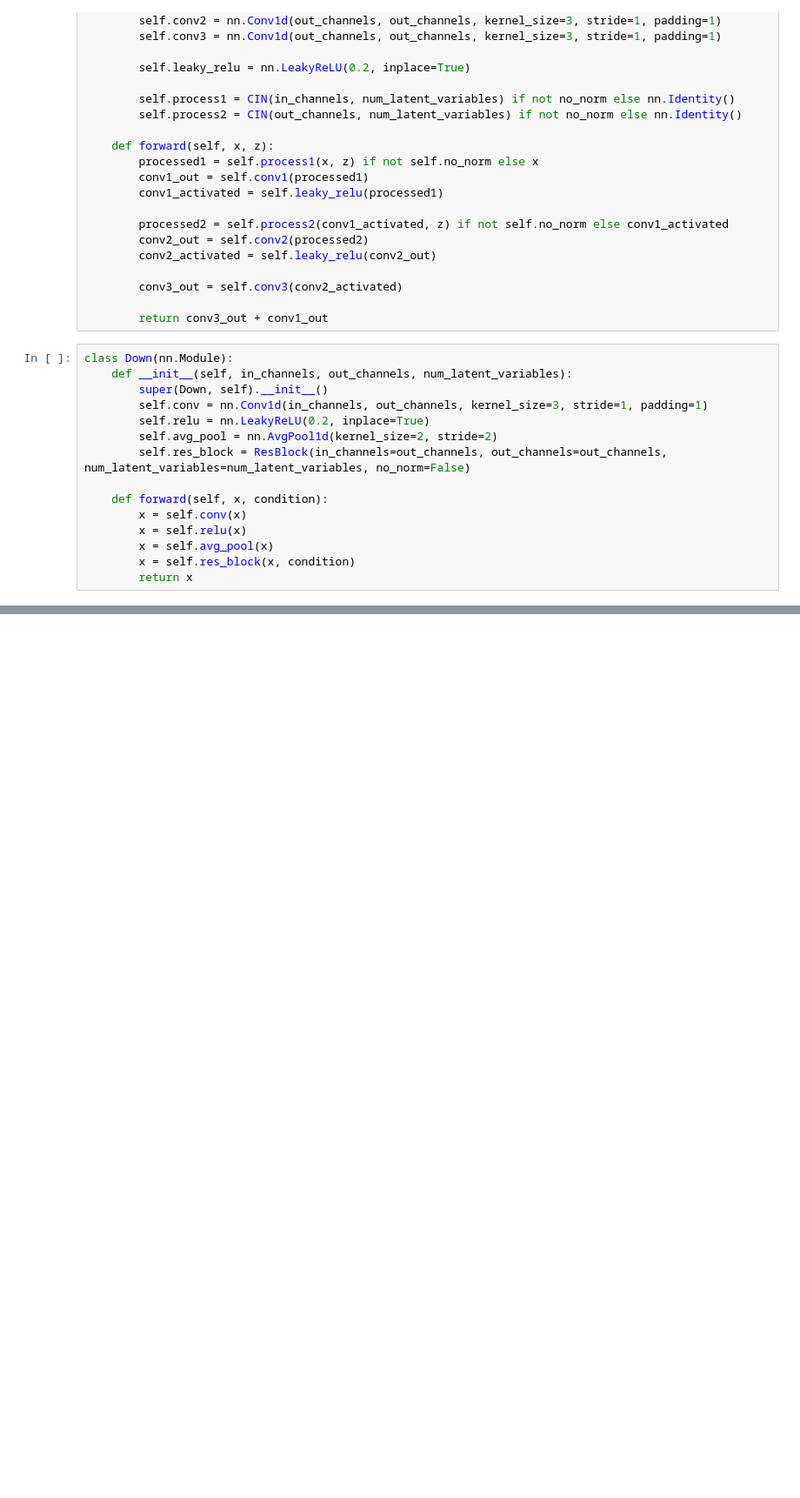
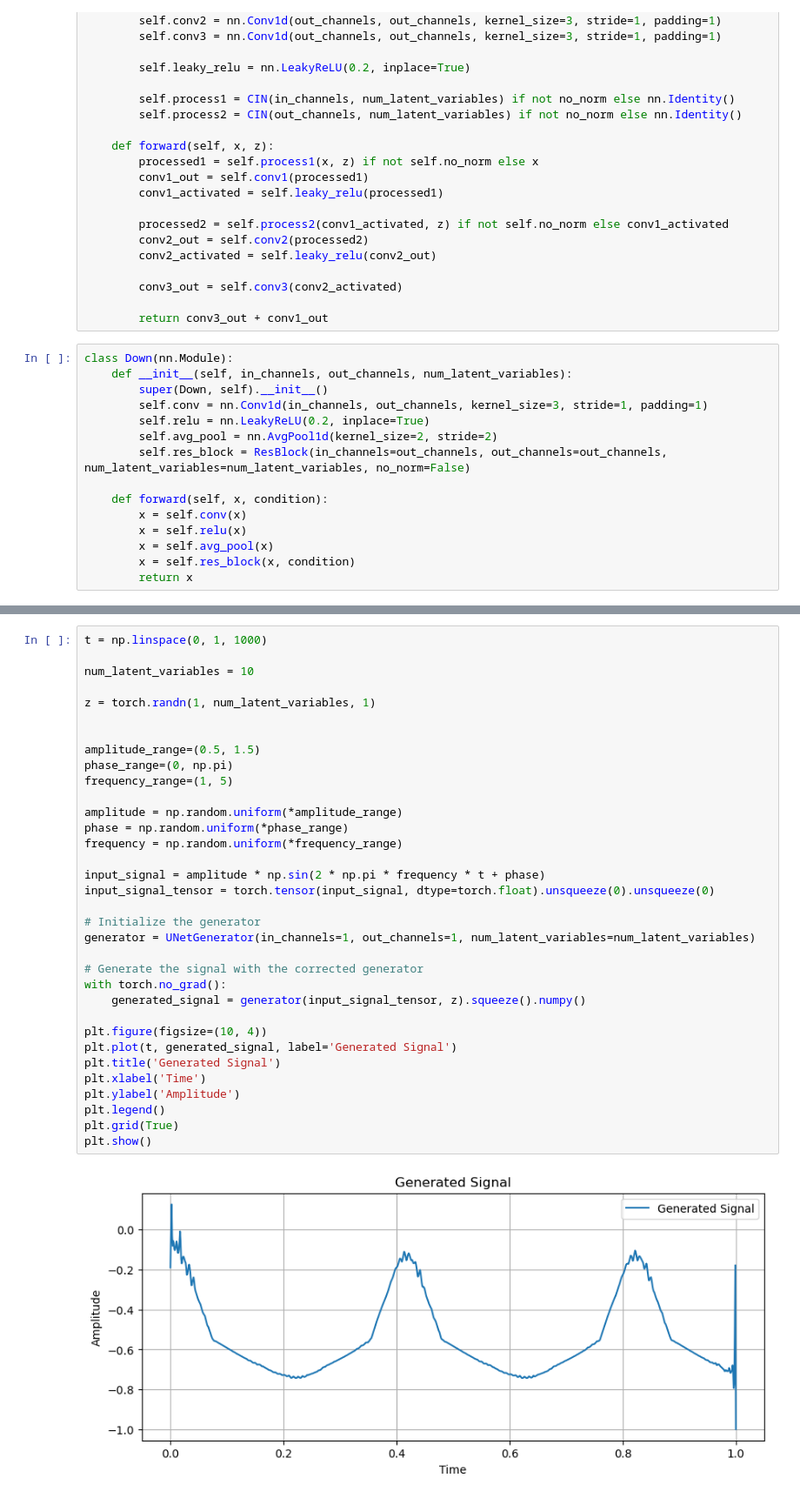
Before and after one commit to BeichenXu/MasProjectLISA, a Jupyter notebook: U-Net Discriminator.ipynb, the cells around one changed output, grey strips where cells are left out. Shown at 87% size. Saved outputs shown, nothing was run; the diff lists cells and outputs as text; blank space fills up the shorter version.

```diff
--- a/U-Net Discriminator.ipynb
+++ b/U-Net Discriminator.ipynb
@@ -120,3 +120,39 @@ class UNetDiscriminator(nn.Module):
         x = self.final_dense(x)
 
         return x
+# %%
+t = np.linspace(0, 1, 1000)
+
+num_latent_variables = 10
+
+z = torch.randn(1, num_latent_variables, 1)
+
+
+amplitude_range=(0.5, 1.5)
+phase_range=(0, np.pi)
+frequency_range=(1, 5)
+
+amplitude = np.random.uniform(*amplitude_range)
+phase = np.random.uniform(*phase_range)
+frequency = np.random.uniform(*frequency_range)
+
+input_signal = amplitude * np.sin(2 * np.pi * frequency * t + phase)
+input_signal_tensor = torch.tensor(input_signal, dtype=torch.float).unsqueeze(0).unsqueeze(0)
+
+# Initialize the generator
+generator = UNetGenerator(in_channels=1, out_channels=1, num_latent_variables=num_latent_variables)
+
+# Generate the signal with the corrected generator
+with torch.no_grad():
+    generated_signal = generator(input_signal_tensor, z).squeeze().numpy()
+
+plt.figure(figsize=(10, 4))
+plt.plot(t, generated_signal, label='Generated Signal')
+plt.title('Generated Signal')
+plt.xlabel('Time')
+plt.ylabel('Amplitude')
+plt.legend()
+plt.grid(True)
+plt.show()
+# %% [output]
+[figure, added]
```
Also changed, not shown: parts of 3 cells of this notebook, 3 other files.
